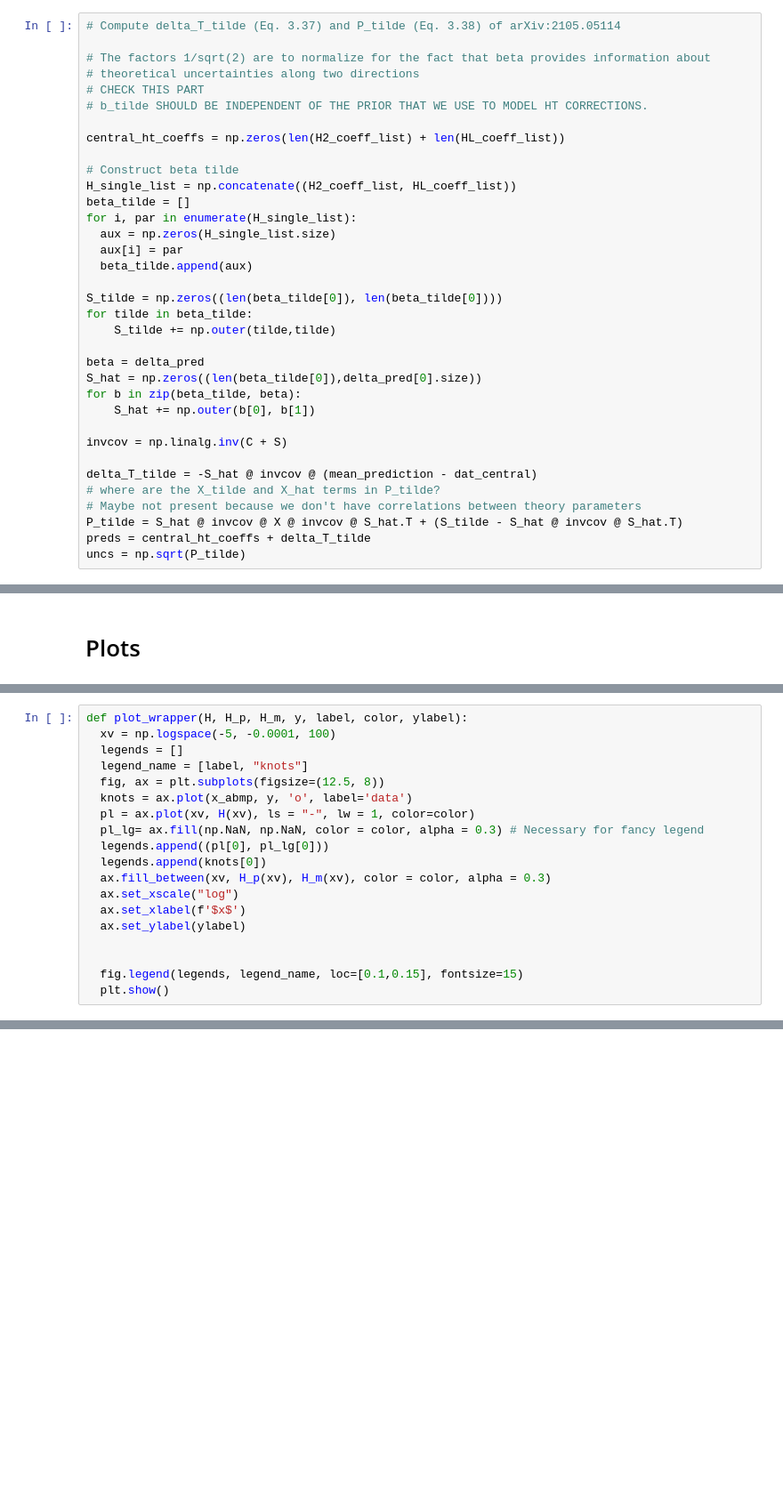
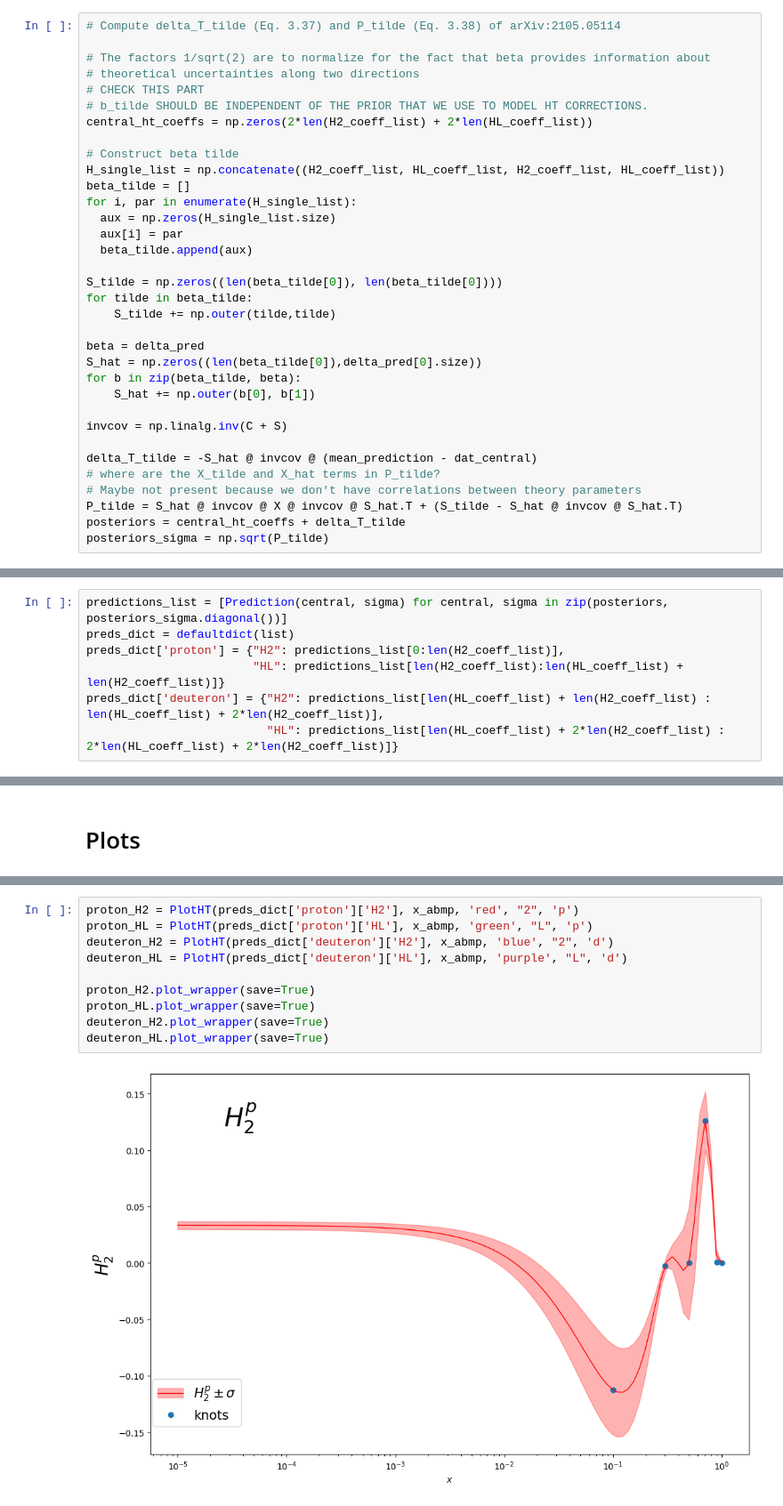
Before and after one commit to RoyStegeman/higher_twist, a Jupyter notebook: higher_twist/ht_ABMP.ipynb, the cells around one changed output, grey strips where cells are left out. Shown at 89% size. Cells and saved outputs as stored; diff of their text form; blank space fills up the shorter version.

```diff
--- a/higher_twist/ht_ABMP.ipynb
+++ b/higher_twist/ht_ABMP.ipynb
@@ -196,11 +194,10 @@ dat_central = np.mean(
 # theoretical uncertainties along two directions
 # CHECK THIS PART
 # b_tilde SHOULD BE INDEPENDENT OF THE PRIOR THAT WE USE TO MODEL HT CORRECTIONS.
-
-central_ht_coeffs = np.zeros(len(H2_coeff_list) + len(HL_coeff_list))
+central_ht_coeffs = np.zeros(2*len(H2_coeff_list) + 2*len(HL_coeff_list))
 
 # Construct beta tilde
-H_single_list = np.concatenate((H2_coeff_list, HL_coeff_list))
+H_single_list = np.concatenate((H2_coeff_list, HL_coeff_list, H2_coeff_list, HL_coeff_list))
 beta_tilde = []
 for i, par in enumerate(H_single_list):
   aux = np.zeros(H_single_list.size)
@@ -222,5 +219,5 @@ delta_T_tilde = -S_hat @ invcov @ (mean_prediction - dat_central)
 # where are the X_tilde and X_hat terms in P_tilde?
 # Maybe not present because we don't have correlations between theory parameters
 P_tilde = S_hat @ invcov @ X @ invcov @ S_hat.T + (S_tilde - S_hat @ invcov @ S_hat.T)
-preds = central_ht_coeffs + delta_T_tilde
-uncs = np.sqrt(P_tilde)
+posteriors = central_ht_coeffs + delta_T_tilde
+posteriors_sigma = np.sqrt(P_tilde)
@@ -227,3 +246,10 @@ uncs = np.sqrt(P_tilde)
+# %%
+predictions_list = [Prediction(central, sigma) for central, sigma in zip(posteriors, posteriors_sigma.diagonal())]
+preds_dict = defaultdict(list)
+preds_dict['proton'] = {"H2": predictions_list[0:len(H2_coeff_list)],
+                        "HL": predictions_list[len(H2_coeff_list):len(HL_coeff_list) + len(H2_coeff_list)]}
+preds_dict['deuteron'] = {"H2": predictions_list[len(HL_coeff_list) + len(H2_coeff_list) : len(HL_coeff_list) + 2*len(H2_coeff_list)],
+                          "HL": predictions_list[len(HL_coeff_list) + 2*len(H2_coeff_list) : 2*len(HL_coeff_list) + 2*len(H2_coeff_list)]}
 # %%
 # check if the stored covmat is equal to S we recomputed above
 fitpath = API.fit(fit=fitname).path
@@ -297,19 +282,0 @@ HL_label = "HL"
-# %%
-def plot_wrapper(H, H_p, H_m, y, label, color, ylabel):
-  xv = np.logspace(-5, -0.0001, 100)
-  legends = []
-  legend_name = [label, "knots"]
-  fig, ax = plt.subplots(figsize=(12.5, 8))
-  knots = ax.plot(x_abmp, y, 'o', label='data')
-  pl = ax.plot(xv, H(xv), ls = "-", lw = 1, color=color)
-  pl_lg= ax.fill(np.NaN, np.NaN, color = color, alpha = 0.3) # Necessary for fancy legend
-  legends.append((pl[0], pl_lg[0]))
-  legends.append(knots[0])
-  ax.fill_between(xv, H_p(xv), H_m(xv), color = color, alpha = 0.3)
-  ax.set_xscale("log")
-  ax.set_xlabel(f'$x$')
-  ax.set_ylabel(ylabel)
-
-
-  fig.legend(legends, legend_name, loc=[0.1,0.15], fontsize=15)
-  plt.show()
@@ -370,0 +323,12 @@ plt.show()
+# %%
+proton_H2 = PlotHT(preds_dict['proton']['H2'], x_abmp, 'red', "2", 'p')
+proton_HL = PlotHT(preds_dict['proton']['HL'], x_abmp, 'green', "L", 'p')
+deuteron_H2 = PlotHT(preds_dict['deuteron']['H2'], x_abmp, 'blue', "2", 'd')
+deuteron_HL = PlotHT(preds_dict['deuteron']['HL'], x_abmp, 'purple', "L", 'd')
+
+proton_H2.plot_wrapper(save=True)
+proton_HL.plot_wrapper(save=True)
+deuteron_H2.plot_wrapper(save=True)
+deuteron_HL.plot_wrapper(save=True)
+# %% [output]
+[figure, added]
```
Also changed, not shown: parts of 12 cells of this notebook, 1 other file.
